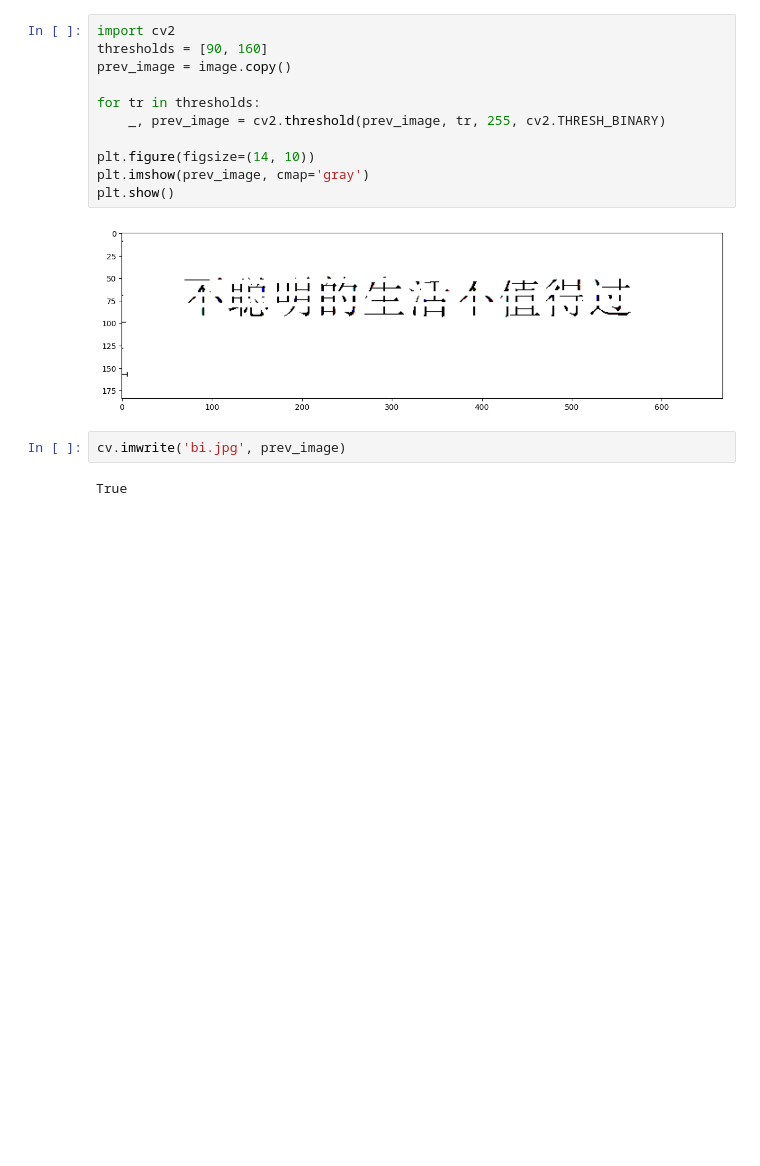
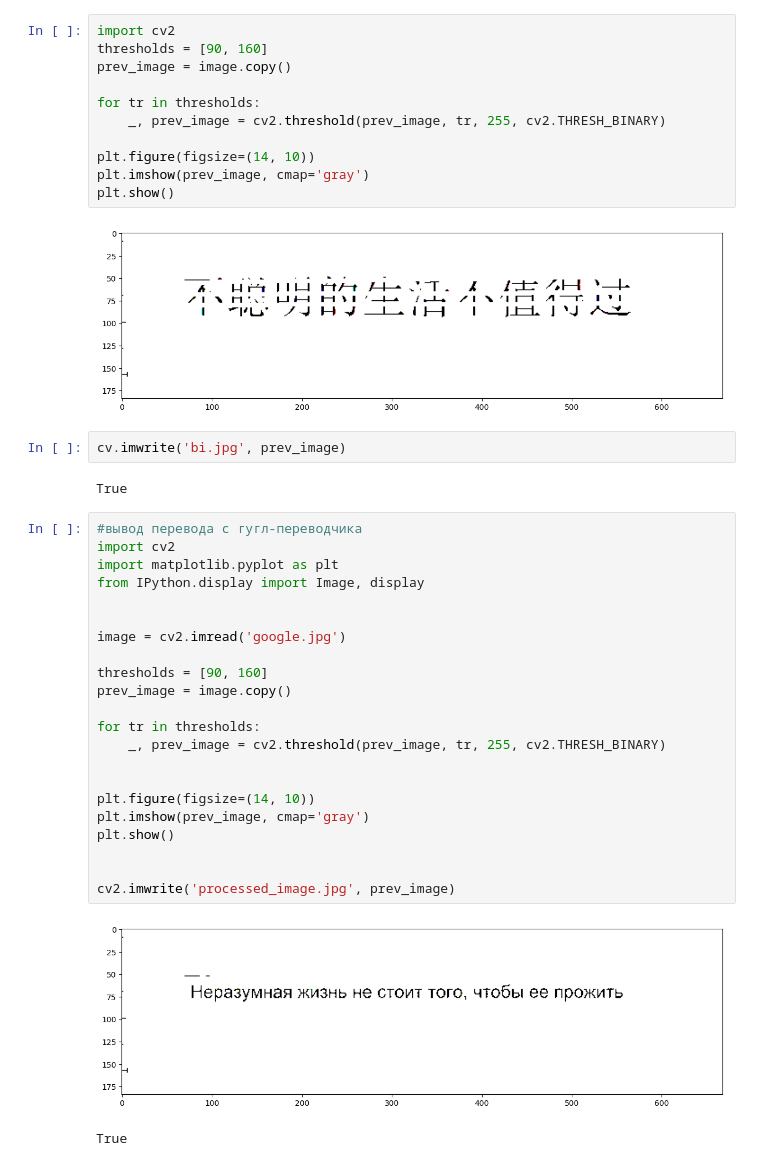
Before and after one commit to konstitycii/lab4, a Jupyter notebook: lab4v.ipynb, the cells around one changed output. Saved outputs shown, nothing was run; the diff lists cells and outputs as text; blank space fills up the shorter version.

```diff
--- a/lab4v.ipynb
+++ b/lab4v.ipynb
@@ -39,3 +39,28 @@ plt.show()
 cv.imwrite('bi.jpg', prev_image)
 # %% [output]
 True
+# %%
+#вывод перевода с гугл-переводчика
+import cv2
+import matplotlib.pyplot as plt
+from IPython.display import Image, display
+
+
+image = cv2.imread('google.jpg')
+
+thresholds = [90, 160]
+prev_image = image.copy()
+
+for tr in thresholds:
+    _, prev_image = cv2.threshold(prev_image, tr, 255, cv2.THRESH_BINARY)
+
+
+plt.figure(figsize=(14, 10))
+plt.imshow(prev_image, cmap='gray')
+plt.show()
+
+
+cv2.imwrite('processed_image.jpg', prev_image)
+# %% [output]
+[figure, added]
+True
```
Also changed, not shown: 1 other file.
